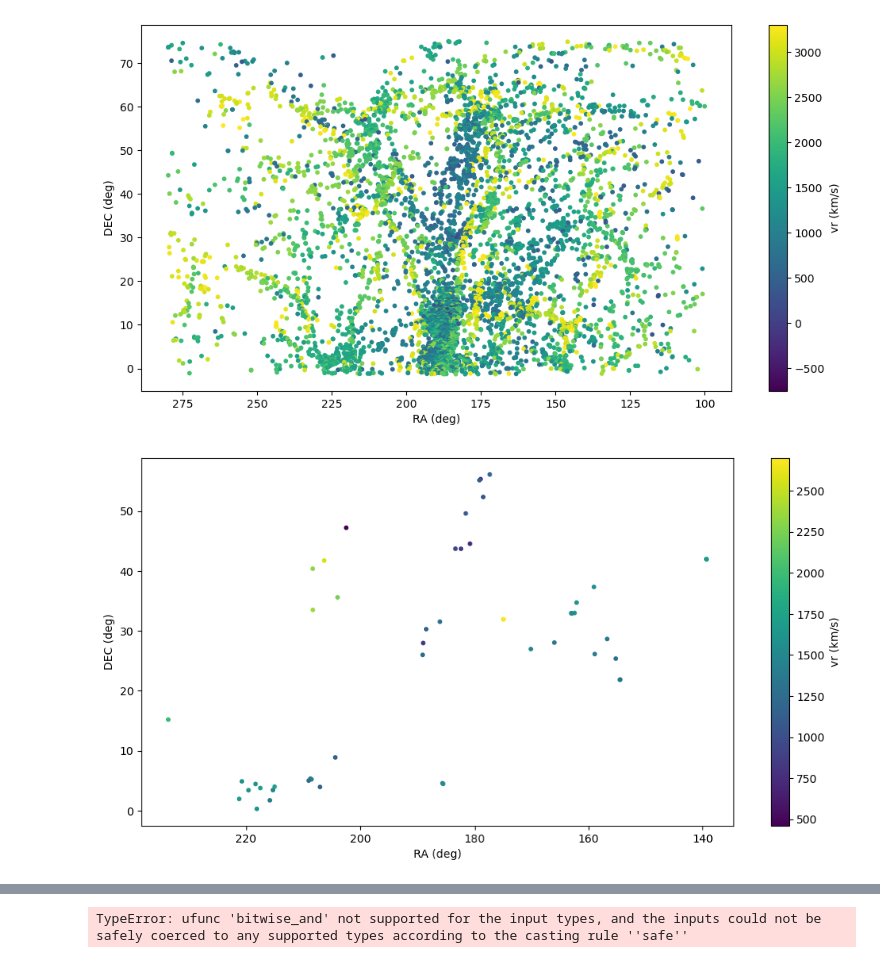
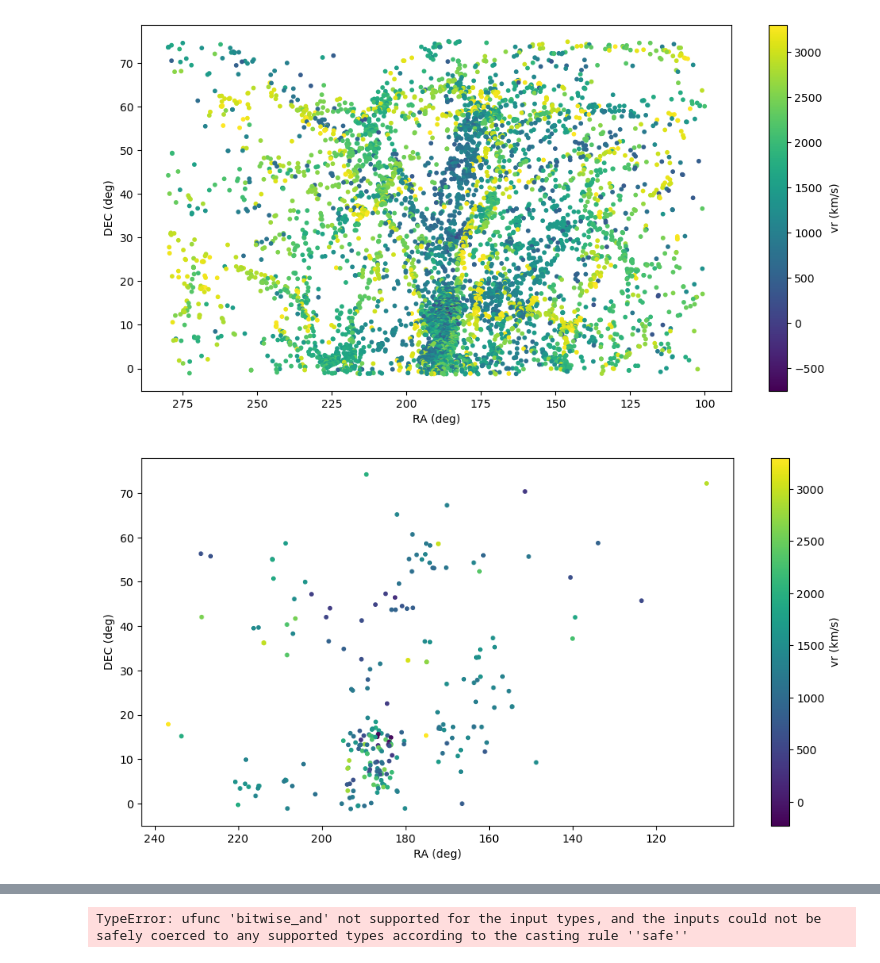
Before and after one commit to Colouss/Virgo, a Jupyter notebook: notebooks/Table generator.ipynb, the cells around one changed output, grey strips where cells are left out. Drawn from its saved outputs; the diff is of its cells as text; code cells hidden in the pictures.

```diff
--- a/notebooks/Table generator.ipynb
+++ b/notebooks/Table generator.ipynb
@@ -129,15 +109,15 @@ ax.invert_xaxis()
 [figure]
 # %%
 plt.figure(figsize=(12,6))
-plt.scatter(v.arcsecH['ra_01'],v.arcsecH['dec_01'],c=v.arcsecH['vr_01'],s=10)
+plt.scatter(v.arcsecH['ra_01'],v.arcsecH['dec_01'],c=v.arcsecH['vr'],s=10)
 plt.xlabel('RA (deg)')
 plt.ylabel('DEC (deg)')
 cb = plt.colorbar()
 cb.set_label('vr (km/s)')
 ax = plt.gca()
 ax.invert_xaxis()
 # %% [output]
-[figure, old version]
+[figure, new version]
 # %%
 plt.figure(figsize=(12,6))
 plt.plot(v.main['RA'],v.main['DEC'],'k.',alpha=.2,label='All')
```
Also changed, not shown: parts of 18 cells of this notebook, 25 other files.
